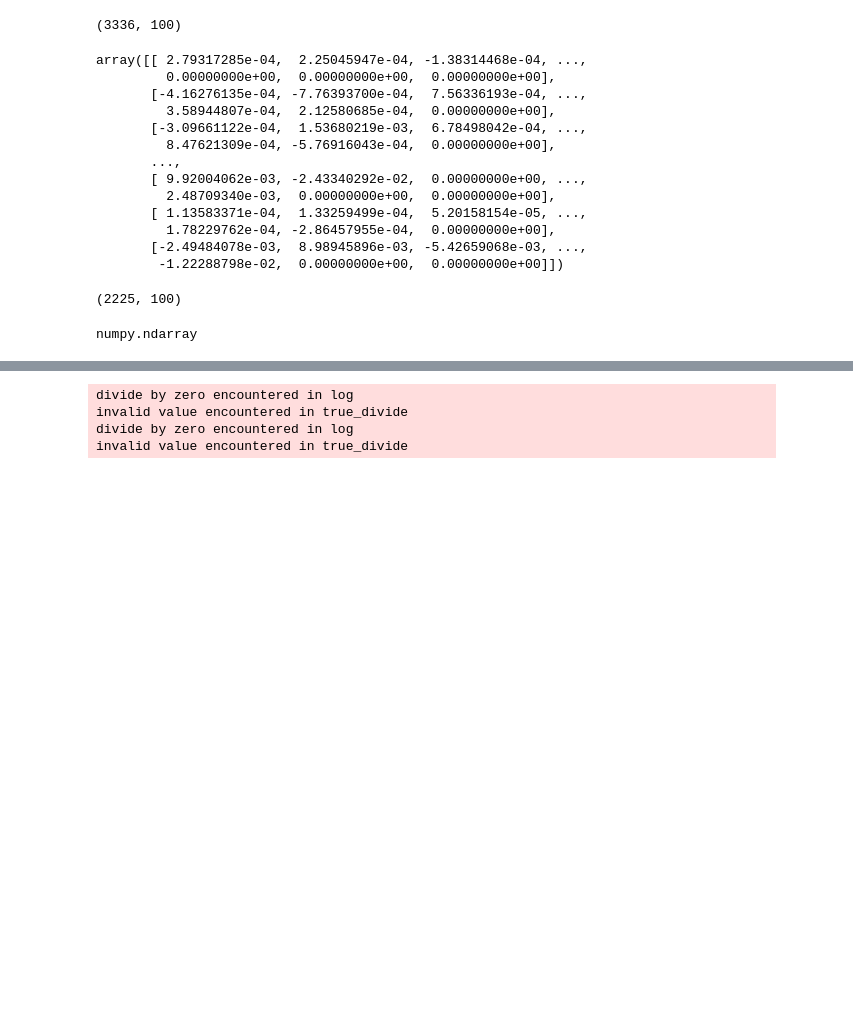
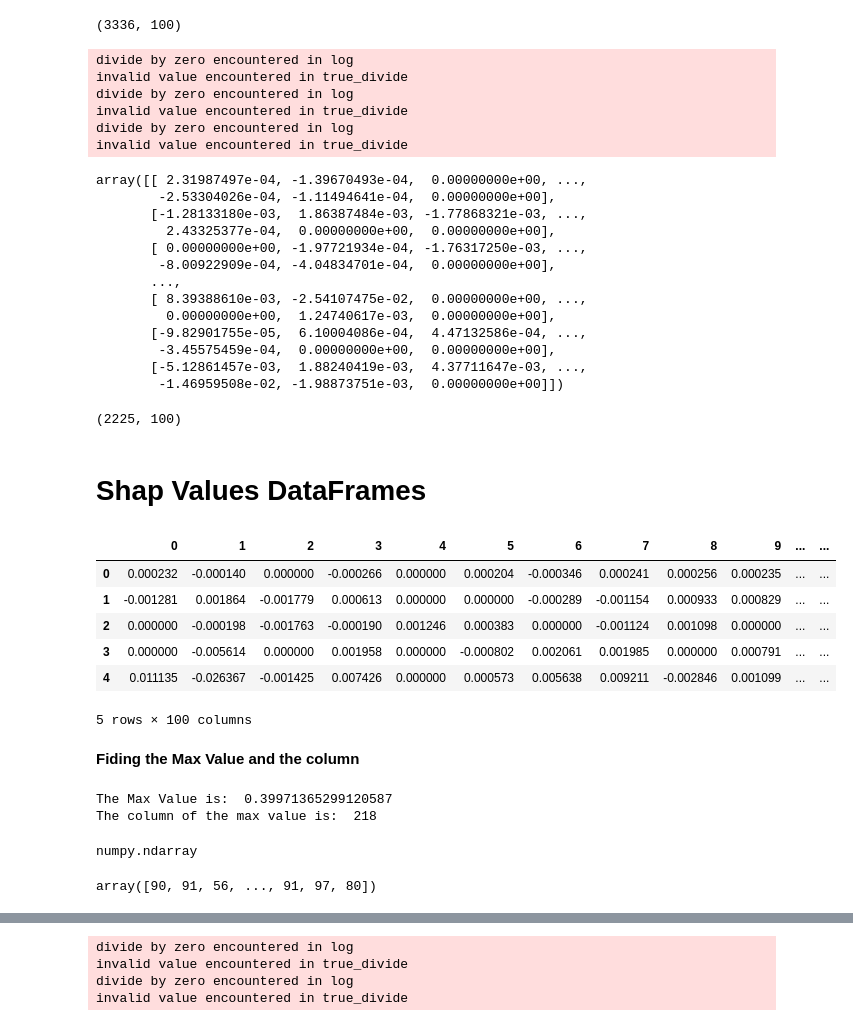
Before and after one commit to Ariel-55/ResearchProject, a Jupyter notebook: SHAP (2).ipynb, the cells around one changed output, grey strips where cells are left out. Saved outputs shown, nothing was run; the diff lists cells and outputs as text; code cells hidden in the pictures; blank space fills up the shorter version.

Commit message:
shap dataframe

```diff
--- a/SHAP (1).ipynb
+++ b/SHAP (2).ipynb
@@ -63,7 +62,7 @@ column_names = list(data_frame.columns.values)
 # %% [markdown]
 # So much data and not enough RAM, Memory, so we'll evaluate 100 features, not 883,908
 # %%
-data_subsample=data_frame.iloc[0:100,0:100]
+data_subsample=data_frame.iloc[:,0:100]
 data_frame.iloc[:,0:100].head()
 # %% [output]
 |  | 0 | 1 | 2 | 3 | 4 | 5 | 6 | 7 | 8 | 9 | ... | ... |
@@ -130,27 +129,63 @@ X_train.shape
 #shap_values = explainer(X_test.to_numpy())
 # %%
 shapley_values=explainer.shap_values(X_test)
+# %% [output]
+divide by zero encountered in log
+invalid value encountered in true_divide
+divide by zero encountered in log
+invalid value encountered in true_divide
+divide by zero encountered in log
+invalid value encountered in true_divide
 # %%
 shapley_values
 # %% [output]
-array([[ 2.79317285e-04,  2.25045947e-04, -1.38314468e-04, ...,
-         0.00000000e+00,  0.00000000e+00,  0.00000000e+00],
-       [-4.16276135e-04, -7.76393700e-04,  7.56336193e-04, ...,
-         3.58944807e-04,  2.12580685e-04,  0.00000000e+00],
-       [-3.09661122e-04,  1.53680219e-03,  6.78498042e-04, ...,
-         8.47621309e-04, -5.76916043e-04,  0.00000000e+00],
+array([[ 2.31987497e-04, -1.39670493e-04,  0.00000000e+00, ...,
+        -2.53304026e-04, -1.11494641e-04,  0.00000000e+00],
+       [-1.28133180e-03,  1.86387484e-03, -1.77868321e-03, ...,
+         2.43325377e-04,  0.00000000e+00,  0.00000000e+00],
+       [ 0.00000000e+00, -1.97721934e-04, -1.76317250e-03, ...,
+        -8.00922909e-04, -4.04834701e-04,  0.00000000e+00],
        ...,
-       [ 9.92004062e-03, -2.43340292e-02,  0.00000000e+00, ...,
-         2.48709340e-03,  0.00000000e+00,  0.00000000e+00],
-       [ 1.13583371e-04,  1.33259499e-04,  5.20158154e-05, ...,
-         1.78229762e-04, -2.86457955e-04,  0.00000000e+00],
-       [-2.49484078e-03,  8.98945896e-03, -5.42659068e-03, ...,
-        -1.22288798e-02,  0.00000000e+00,  0.00000000e+00]])
+       [ 8.39388610e-03, -2.54107475e-02,  0.00000000e+00, ...,
+         0.00000000e+00,  1.24740617e-03,  0.00000000e+00],
+       [-9.82901755e-05,  6.10004086e-04,  4.47132586e-04, ...,
+        -3.45575459e-04,  0.00000000e+00,  0.00000000e+00],
+       [-5.12861457e-03,  1.88240419e-03,  4.37711647e-03, ...,
+        -1.46959508e-02, -1.98873751e-03,  0.00000000e+00]])
 # %%
 shapley_values.shape
 # %% [output]
 (2225, 100)
+# %% [markdown]
+# Shap Values  DataFrames
+# %%
+shapley_values=pd.DataFrame(shapley_values)
+shapley_values.head()
+# %% [output]
+|  | 0 | 1 | 2 | 3 | 4 | 5 | 6 | 7 | 8 | 9 | ... | ... |
+| 0 | 0.000232 | -0.000140 | 0.000000 | -0.000266 | 0.000000 | 0.000204 | -0.000346 | 0.000241 | 0.000256 | 0.000235 | ... | ... |
+| 1 | -0.001281 | 0.001864 | -0.001779 | 0.000613 | 0.000000 | 0.000000 | -0.000289 | -0.001154 | 0.000933 | 0.000829 | ... | ... |
+| 2 | 0.000000 | -0.000198 | -0.001763 | -0.000190 | 0.001246 | 0.000383 | 0.000000 | -0.001124 | 0.001098 | 0.000000 | ... | ... |
+| 3 | 0.000000 | -0.005614 | 0.000000 | 0.001958 | 0.000000 | -0.000802 | 0.002061 | 0.001985 | 0.000000 | 0.000791 | ... | ... |
+| 4 | 0.011135 | -0.026367 | -0.001425 | 0.007426 | 0.000000 | 0.000573 | 0.005638 | 0.009211 | -0.002846 | 0.001099 | ... | ... |
+5 rows × 100 columns
+# %% [markdown]
+**Fiding the Max Value and the column**
+# %%
+best_shap_values={}
+column_feature=np.argmax(np.amax(shapley_values,axis=1))
+
+print('The Max Value is: ', np.amax(shapley_values))
+print('The column of the max value is: ',np.argmax(np.amax(shapley_values,axis=1)))
+#best_shap_values[]
+# %% [output]
+The Max Value is:  0.39971365299120587
+The column of the max value is:  218
 # %%
 type(shapley_values)
 # %% [output]
 numpy.ndarray
+# %%
+np.argmax(shapley_values,axis=1)
+# %% [output]
+array([90, 91, 56, ..., 91, 97, 80])
```
Also changed, not shown: parts of 8 cells of this notebook.
